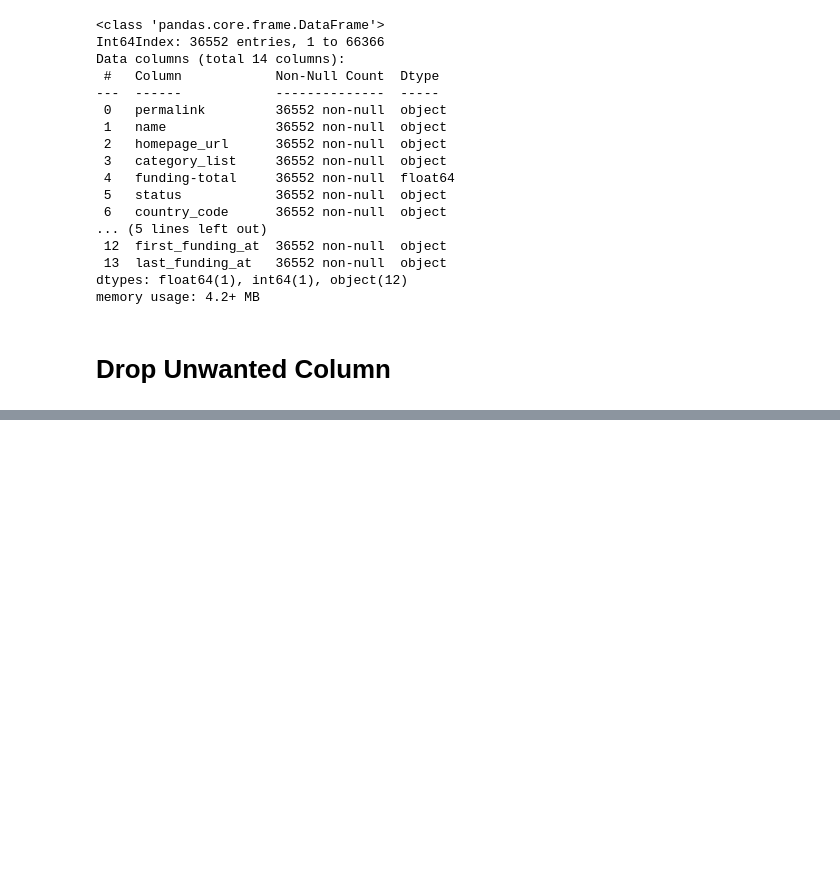
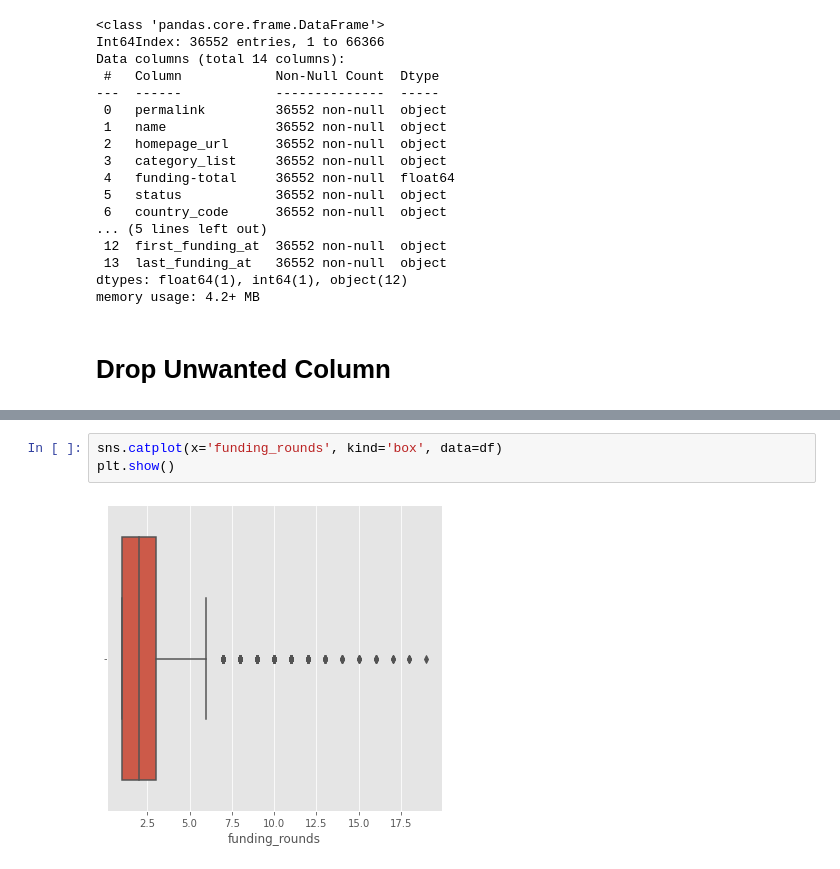
Before and after one commit to Sambhaji6529/Company_EDA-Project, a Jupyter notebook: Company_EDA.ipynb, the cells around one changed output, grey strips where cells are left out. Drawn from its saved outputs; the diff is of its cells as text; blank space fills up the shorter version.

```diff
--- a/Company_EDA.ipynb
+++ b/Company_EDA.ipynb
@@ -167,0 +212,5 @@ plt.show()
+# %%
+sns.catplot(x='funding_rounds', kind='box', data=df)
+plt.show()
+# %% [output]
+[figure, added]
```
Also changed, not shown: parts of 12 cells of this notebook.
